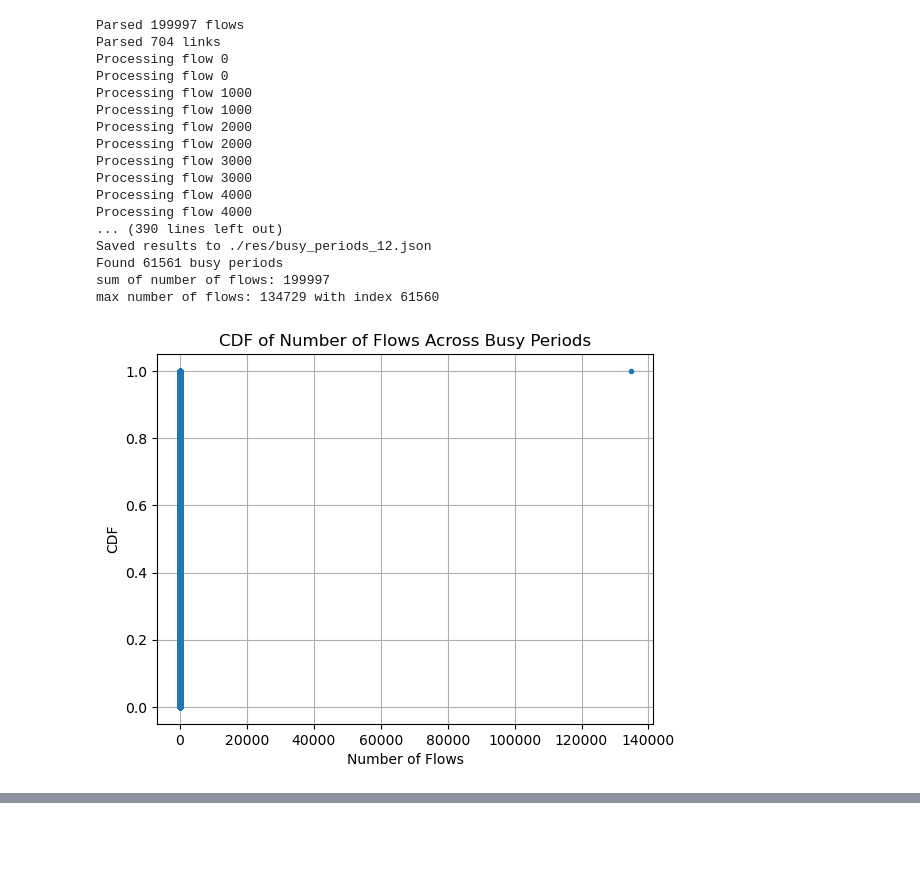
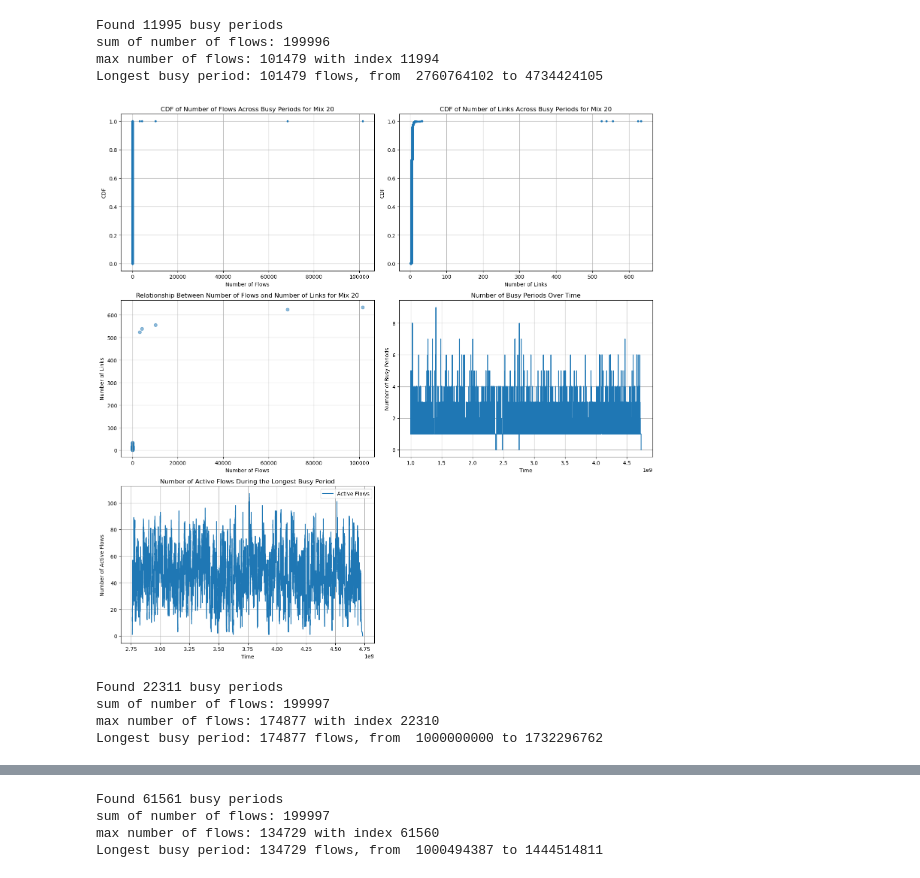
Before and after one commit to uw-polestar/parsimon-eval, a Jupyter notebook: expts/fig_8/analysis/busy_period.ipynb, the cells around one changed output, grey strips where cells are left out. Drawn from its saved outputs; the diff is of its cells as text; code cells hidden in the pictures; blank space fills up the shorter version.

Commit message:
analyze busy period

```diff
--- a/expts/fig_8/analysis/busy_period.ipynb
+++ b/expts/fig_8/analysis/busy_period.ipynb
@@ -57,6 +57,7 @@ def update_bipartite_graph_and_calculate_busy_periods(flows):
     graph_id_new = 0  # Unique identifier for each graph
 
     for time, event, flow_id, links in events:
+        cur_time = time
         if flow_id % 1000 == 0:
             print(f'Processing flow {flow_id}')
         if event == 'start':
@@ -73,15 +74,17 @@ def update_bipartite_graph_and_calculate_busy_periods(flows):
 
             if involved_graph_ids:
                 for gid in involved_graph_ids:
-                    graph = active_graphs.pop(gid)
+                    graph = active_graphs[gid]
                     new_active_links.update(graph['active_links'])
                     new_all_links.update(graph['all_links'])
                     new_flows.update(graph['active_flows'])
                     new_all_flows.update(graph['all_flows'])
-                    time = graph['start_time']
+                    if cur_time > graph['start_time']:
+                        cur_time = graph['start_time']
 
                     for link in graph['active_links']:
                         link_to_graph[link] = graph_id_new
+                    del active_graphs[gid]
 
             for link in links:
                 new_active_links[link].add(flow_id)
@@ -94,7 +97,7 @@ def update_bipartite_graph_and_calculate_busy_periods(flows):
                 'all_links': new_all_links,
                 'active_flows': new_flows,
                 'all_flows': new_all_flows,
-                'start_time': time
+                'start_time': cur_time
             }
             graph_id_new += 1
 
@@ -112,8 +115,7 @@ def update_bipartite_graph_and_calculate_busy_periods(flows):
                         graph['active_links'][link].remove(flow_id)
                         if not graph['active_links'][link]:
                             del graph['active_links'][link]
-                            if link in link_to_graph:
-                                del link_to_graph[link]
+                            del link_to_graph[link]
                     else:
                         assert False, f"Flow {flow_id} not found in link {link} of graph {graph_id}"
                 if flow_id in graph['active_flows']:
@@ -121,11 +123,10 @@ def update_bipartite_graph_and_calculate_busy_periods(flows):
                 else:
                     assert False, f"Flow {flow_id} not found in active flows of graph {graph_id}"
                 if not graph['active_flows']:  # If no active flows left in the graph
-                    busy_periods.append((graph['start_time'], time, list(graph['all_links']), list(graph['all_flows'])))
+                    busy_periods.append((graph['start_time'], cur_time, list(graph['all_links']), list(graph['all_flows'])))
                     del active_graphs[graph_id]
                     for link in graph['active_links']:
-                        if link in link_to_graph:
-                            del link_to_graph[link]
+                        del link_to_graph[link]
             else:
                 assert False, f"Flow {flow_id} has no active graph"
     return busy_periods
@@ -191,62 +227,60 @@ def plot_busy_periods_over_time(busy_periods):
 # %%
 root_dir = '../data_test/'  # Update with the path to your root directory
-# mix_list = [12, 20, 179]
-mix_list = [12]
+mix_list = [20, 179, 12]
 for mix_id in mix_list:
     flow_info_file = f"{root_dir}{mix_id}/ns3-config/0/fct_topology_flows_dctcp.txt"
     link_info_file = f"{root_dir}{mix_id}/mlsys-test/path_0.txt"
     result_file = f"./res/busy_periods_{mix_id}.json"
 
     # Parse logs
     if os.path.exists(result_file):
         busy_periods = read_results(result_file)
     else:
         flows = parse_flow_info_log(flow_info_file)
         print(f'Parsed {len(flows)} flows')
         link_flows = parse_link_info_log(link_info_file)
         print(f'Parsed {len(link_flows)} links')
 
         # Assign links to flows
         flows = assign_links_to_flows(flows, link_flows)
 
         # Update bipartite graph and calculate busy periods
         busy_periods = update_bipartite_graph_and_calculate_busy_periods(flows)
 
         # Save results
         save_results(result_file, busy_periods)
         print(f'Saved results to {result_file}')
     print(f'Found {len(busy_periods)} busy periods')
     # Plot CDF of number of flows across busy periods
     num_flows = [len(period[3]) for period in busy_periods]
     print(f"sum of number of flows: {sum(num_flows)}")
     print(f"max number of flows: {max(num_flows)} with index {num_flows.index(max(num_flows))}")
-    plot_cdf(num_flows, 'Number of Flows', 'CDF', 'CDF of Number of Flows Across Busy Periods')
 
-    # Plot CDF of number of links across busy periods
     num_links = [len(period[2]) for period in busy_periods]
-    plot_cdf(num_links, 'Number of Links', 'CDF', 'CDF of Number of Links Across Busy Periods')
 
-    # Plot the relationship between number of flows and number of links
-    plot_relationship(num_flows, num_links, 'Number of Flows', 'Number of Links', 'Relationship Between Number of Flows and Number of Links')
 
-    # Plot the number of busy periods over time
-    plot_busy_periods_over_time(busy_periods)
+    fig, axs = plt.subplots(3, 2, figsize=(15, 15))
+
+    plot_cdf(num_flows, 'Number of Flows', 'CDF', f'CDF of Number of Flows Across Busy Periods for Mix {mix_id}', axs[0, 0])
+    plot_cdf(num_links, 'Number of Links', 'CDF', f'CDF of Number of Links Across Busy Periods for Mix {mix_id}', axs[0, 1])
+    plot_relationship(num_flows, num_links, 'Number of Flows', 'Number of Links', f'Relationship Between Number of Flows and Number of Links for Mix {mix_id}', axs[1, 0])
+    plot_busy_periods_over_time(busy_periods, axs[1, 1])
+
+
+    flows=parse_flow_info_log(flow_info_file)
+    plot_active_flows_during_longest_period(busy_periods, flows, axs[2, 0])
+
+    axs[2, 1].axis('off')
+
+    plt.tight_layout()
+    plt.show()
 # %% [output]
-Parsed 199997 flows
-Parsed 704 links
-Processing flow 0
-Processing flow 0
-Processing flow 1000
-Processing flow 1000
-Processing flow 2000
-Processing flow 2000
-Processing flow 3000
-Processing flow 3000
-Processing flow 4000
-Processing flow 4000
-... (390 lines left out)
-Saved results to ./res/busy_periods_12.json
-Found 61561 busy periods
-sum of number of flows: 199997
-max number of flows: 134729 with index 61560
+Found 11995 busy periods
+sum of number of flows: 199996
+max number of flows: 101479 with index 11994
+Longest busy period: 101479 flows, from  2760764102 to 4734424105
-[figure, old version]
+[figure, new version]
+Found 22311 busy periods
+sum of number of flows: 199997
+max number of flows: 174877 with index 22310
+Longest busy period: 174877 flows, from  1000000000 to 1732296762
@@ -253,0 +288,4 @@ max number of flows: 134729 with index 61560
+Found 61561 busy periods
+sum of number of flows: 199997
+max number of flows: 134729 with index 61560
+Longest busy period: 134729 flows, from  1000494387 to 1444514811
```
Also changed, not shown: parts of 2 cells of this notebook, 1 other file.
